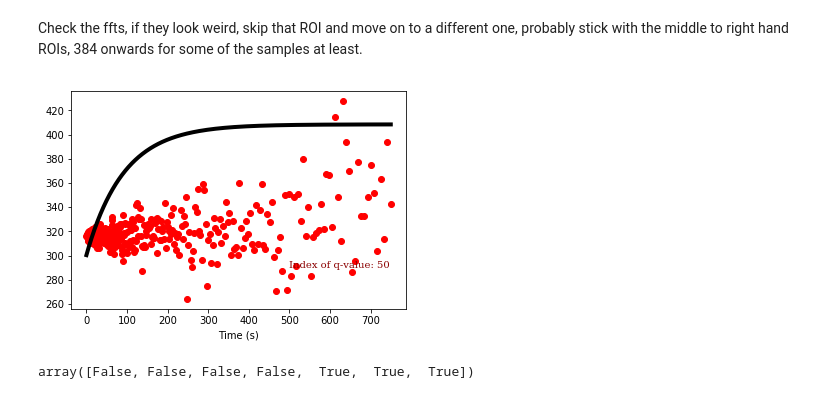
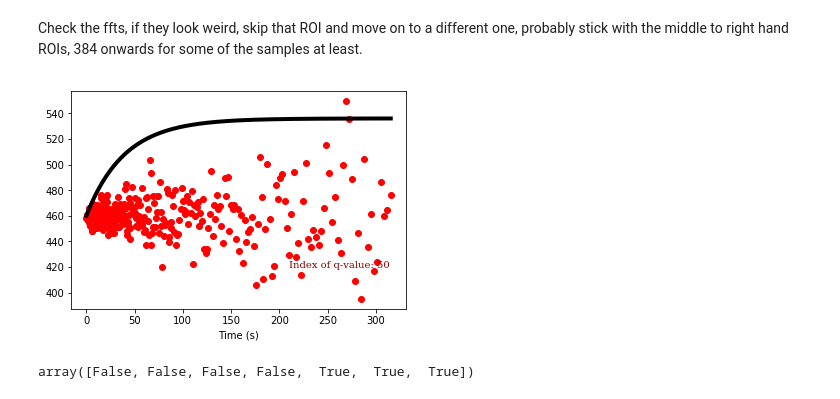
Before and after one commit to chmatsuda/Differential-Dynamic-Microscopy---Python, a Jupyter notebook: (2)DDM analysis for DNA samples.ipynb, the cells around one changed output. Drawn from its saved outputs; the diff is of its cells as text; code cells hidden in the pictures.

```diff
--- a/(2)DDM analysis for DNA samples.ipynb
+++ b/(2)DDM analysis for DNA samples.ipynb
@@ -44,7 +44,7 @@ AvgROIs[:] = np.nan
 FRAME RATE:
 # %%
 newt = lambda t,s: (1./s)*gamma(1./s)*t
-framerate = 4.0
+framerate = 9.5
 px = 0.189
 imDimension = 128
 # %% [markdown]
@@ -54,9 +54,9 @@ Check the ffts, if they look weird, skip that ROI and move on to a different one
 mpld3.enable_notebook()
 # Change the directory or data file and change the condition number so the average ROI list can be iterated over
 ss = 0 #changes the video
-c = 1 #changes the ROI
+c = 5 #changes the ROI
 
-data_dir = "Z:\\ChristelleSummer2018\\Data\\BeadsInConditions\\Actin\\2018_07_13\\2018_07_13_Actin4fps_1\\"
+data_dir = "Z:\\ChristelleSummer2018\\Data\\BeadsInConditions\\Actin\\2018_07_13\\2018_07_13_Actin9.5fps_2\\"
 filename = data_dir.split('\\')[-2]
 data_file = filename + "_MMStack_Pos0.ome_"+ROI[c]+"_128x128_FFTDIFFS_dts_ravs.p"
 
@@ -73,22 +73,22 @@ ffts = dat['ffts']
 # %%
 %matplotlib inline
 mpld3.enable_notebook()
 
 q = np.arange(0,imDimension/2)*2*np.pi*(1./(imDimension*px))
 times = dts/framerate
 q_index = 50
-backg =300
+backg =460
 #We try to use the function `returnReasonableParams` to find reasonable initial guesses for the fitting function
 
 pars,minp,maxp,lmin,lmax,fix = ddm.returnReasonableParams(d=ravs[:,q_index],bg=backg, double=False, fps=framerate)
 plt.plot(times, ravs[:,q_index],'ro') #plot the data
 plt.plot(times, ddm.dTheory(times,*pars), '-k', lw=4) #see how well the initial guess performs
 ax = plt.gca()
 plt.text(0.8, 0.2, 'Index of q-value: %i' % q_index, horizontalalignment='center', verticalalignment='center',
            transform=ax.transAxes, fontdict=font_plt)
 plt.xlabel('Time (s)');
 # %% [output]
-[figure, old version]
+[figure, new version]
 # %%
 fix
 # %% [output]
```
Also changed, not shown: parts of 3 cells of this notebook, 2 other files.
